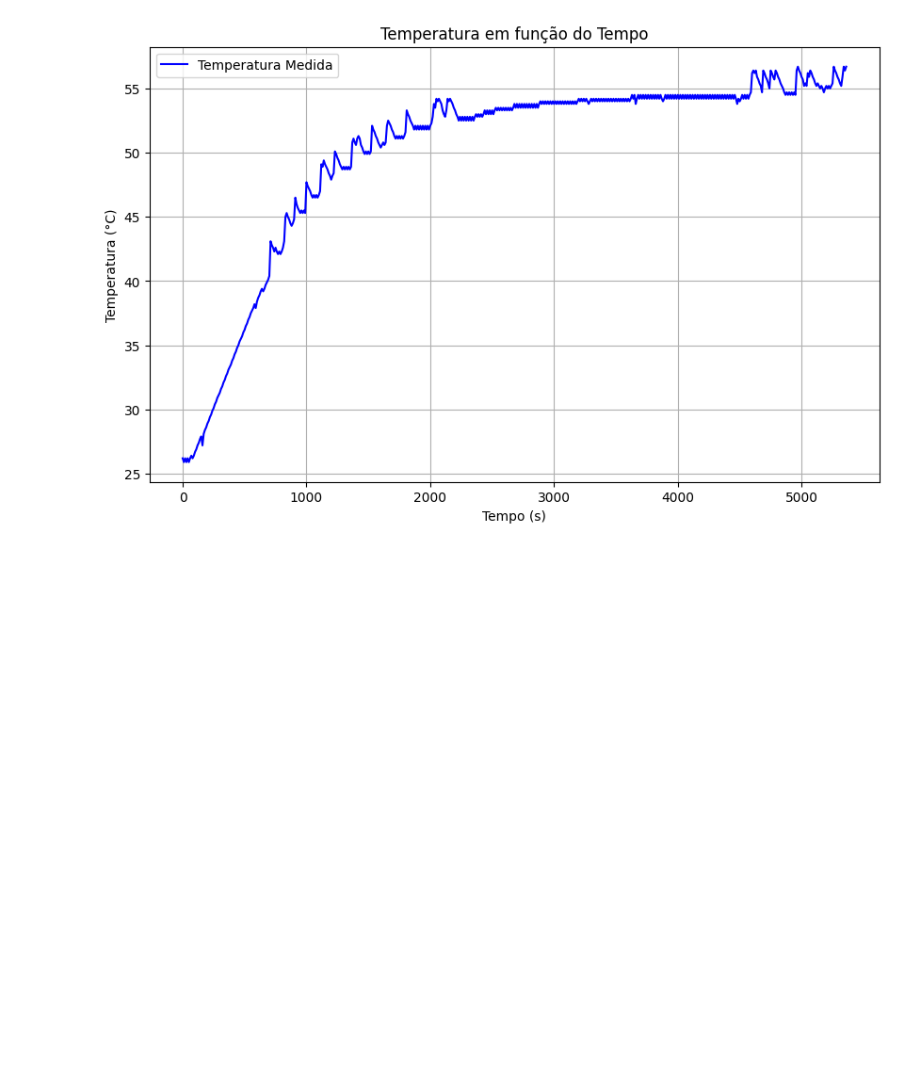
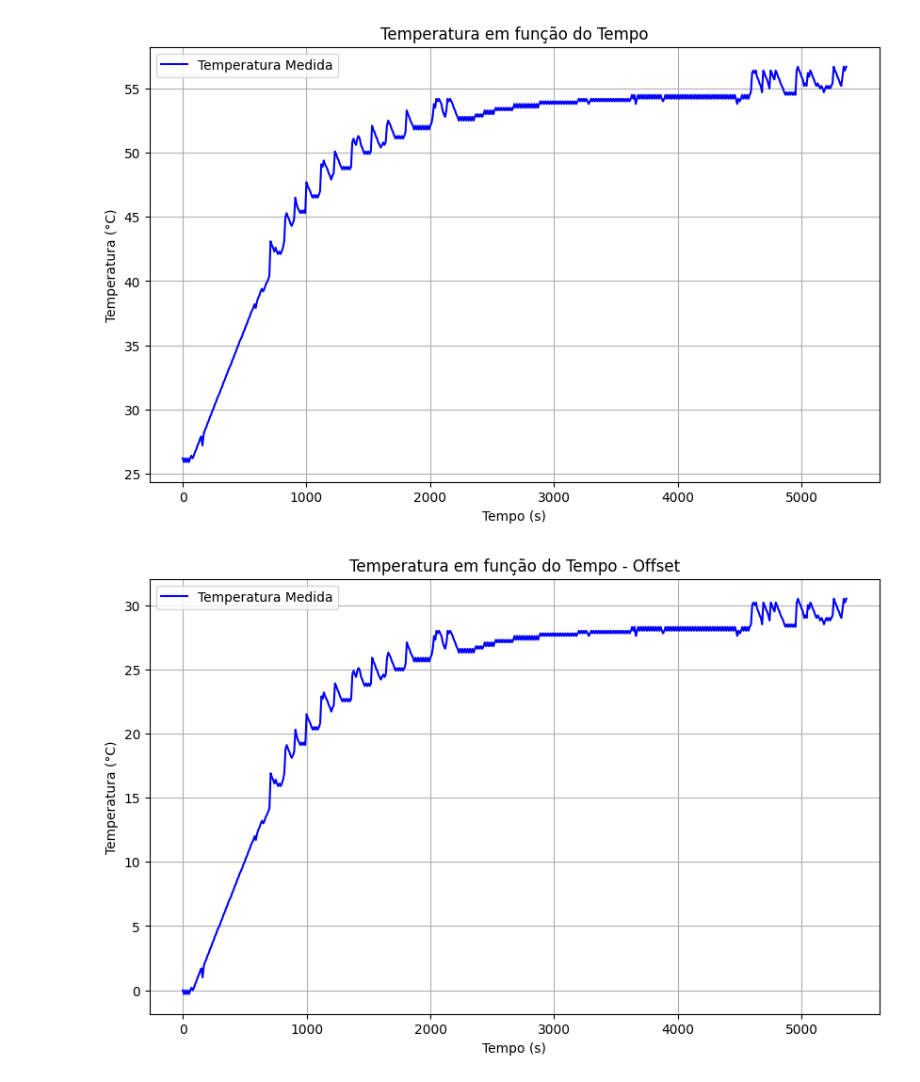
Before and after one commit to NailsonChagas/Projeto-Controle-2, a Jupyter notebook: projeto.ipynb, the cells around one changed output. Saved outputs shown, nothing was run; the diff lists cells and outputs as text; code cells hidden in the pictures; blank space fills up the shorter version.

```diff
--- a/projeto.ipynb
+++ b/projeto.ipynb
@@ -18,6 +18,19 @@ plt.legend()
 plt.grid()
 # %% [output]
 [figure]
+# %%
+# OFFSET
+temp = temp - temp[0]
+
+plt.figure(figsize=(10, 6))
+plt.plot(time , temp, label="Temperatura Medida", color="blue")
+plt.xlabel("Tempo (s)")
+plt.ylabel("Temperatura (°C)")
+plt.title("Temperatura em função do Tempo - Offset")
+plt.legend()
+plt.grid()
+# %% [output]
+[figure, added]
 # %%
 # Função sigmoidal de Boltzmann
 # util para representar fenômenos que apresentam uma curva em "S"
```
Also changed, not shown: parts of 2 cells of this notebook, 2 other files.
